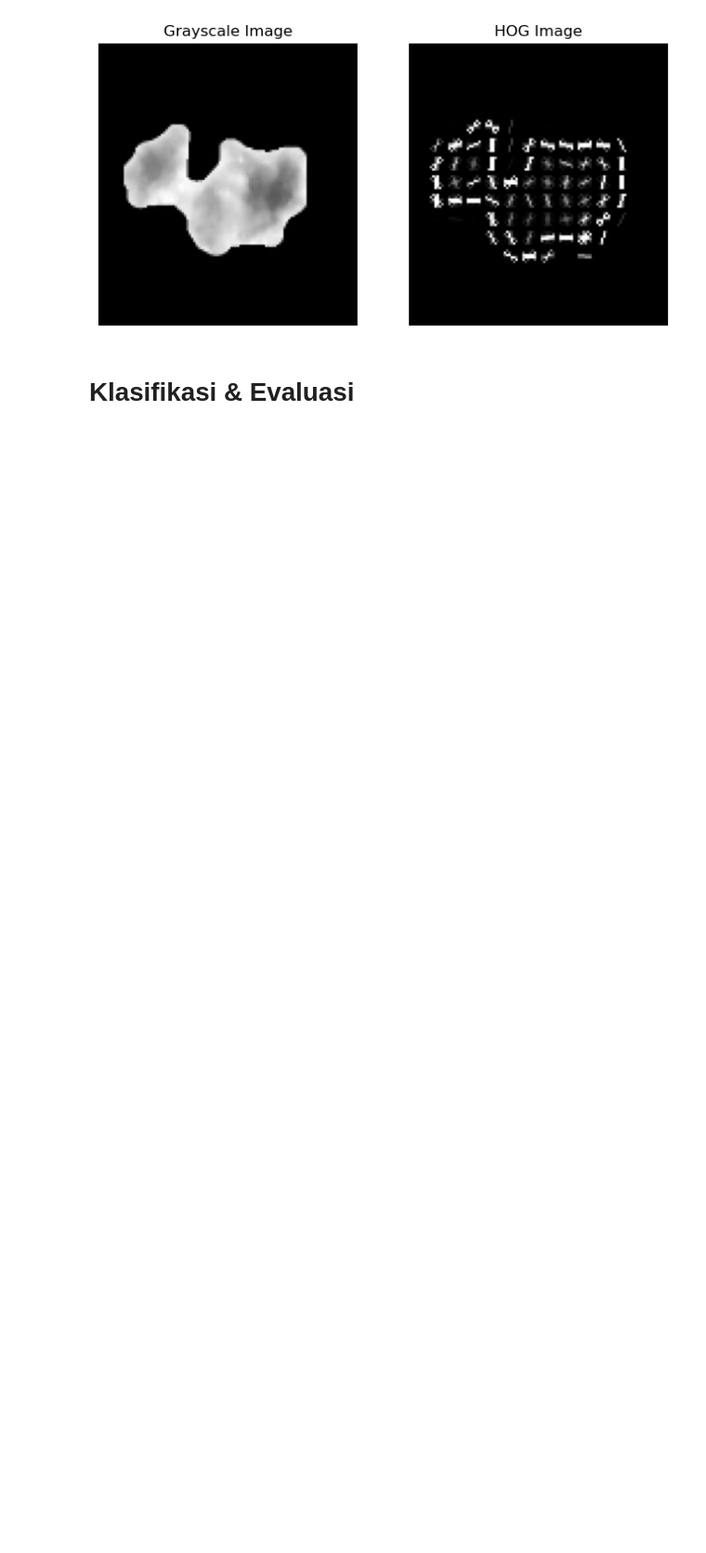
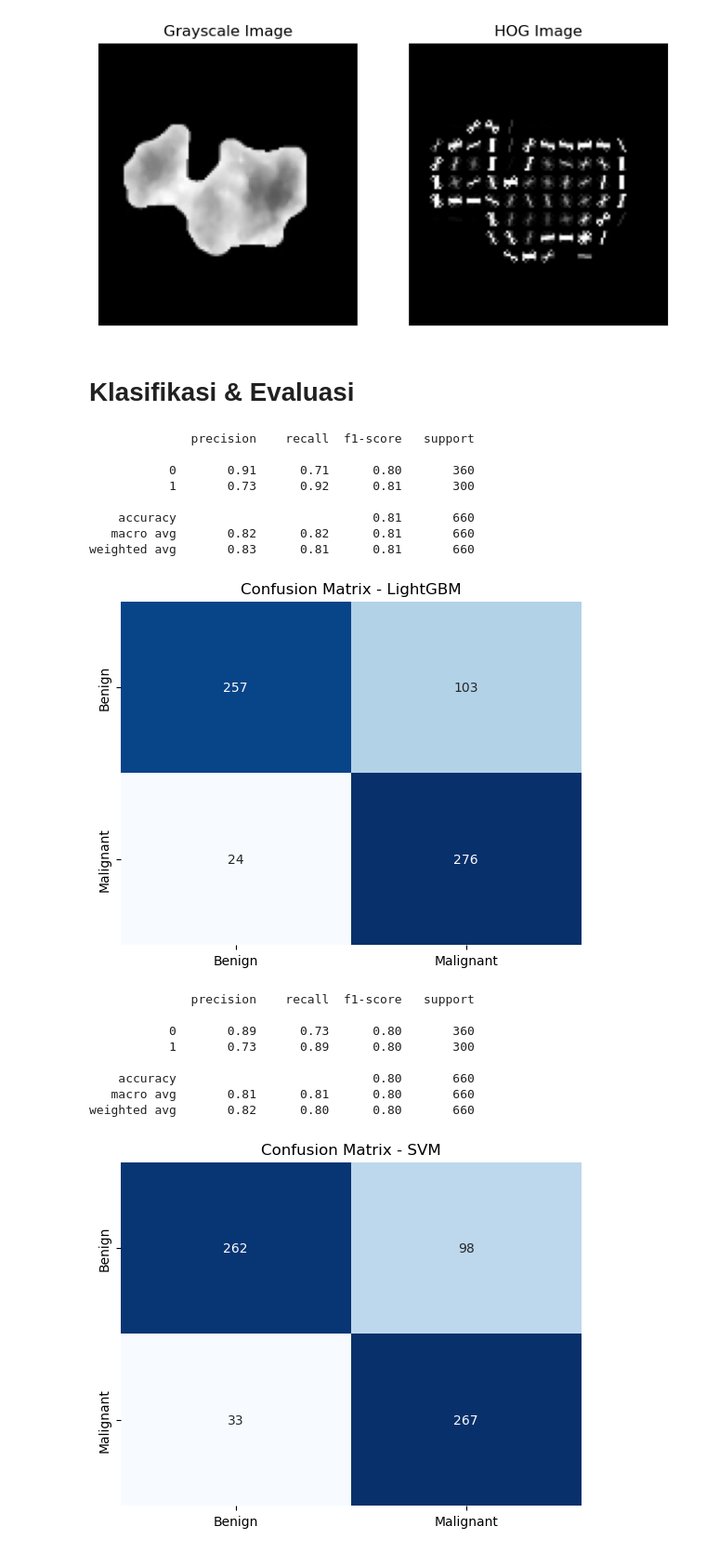
Before and after one commit to drithh/skin-cancer-classification, a Jupyter notebook: final.ipynb, the cells around one changed output. Shown at 93% size. Cells and saved outputs as stored; diff of their text form; code cells hidden in the pictures; blank space fills up the shorter version.

```diff
--- a/final.ipynb
+++ b/final.ipynb
@@ -313,32 +313,52 @@ lgbm.fit(X_train, y_train, eval_set=[(X_test, y_test)])
 
 # classification report for LightGBM
 print("LightGBM")
 y_pred_lgbm = lgbm.predict(X_test)
 y_pred_proba_lgbm = lgbm.predict_proba(X_test)
 
 y_pred_proba_lgbm = pd.DataFrame(y_pred_proba_lgbm)
 y_pred_proba_lgbm.to_csv("data/lgbm_y_pred_proba.csv", index=False, float_format="%.5f")
 
 print(classification_report(y_test, y_pred_lgbm))
 
 # confusion matrix for LightGBM
 cm_lgbm = confusion_matrix(y_test, y_pred_lgbm)
-sns.heatmap(cm_lgbm, annot=True, fmt="d")
+class_names = ['Benign', 'Malignant']
+sns.heatmap(cm_lgbm, annot=True, fmt='d', cmap='Blues', cbar=False, xticklabels=class_names, yticklabels=class_names)
 plt.title('Confusion Matrix - LightGBM')
 plt.show()
 
 # classification report for SVM
 print("SVM")
 y_pred_svm = svm.predict(X_test)
 y_pred_proba_svm = svm.predict_proba(X_test)
 
 y_pred_proba_svm = pd.DataFrame(y_pred_proba_svm)
 y_pred_proba_svm.to_csv("data/svm_y_pred_proba.csv", index=False, float_format="%.5f")
 
 print(classification_report(y_test, y_pred_svm))
 
 # confusion matrix for SVM
 cm_svm = confusion_matrix(y_test, y_pred_svm)
-sns.heatmap(cm_svm, annot=True, fmt="d")
+sns.heatmap(cm_svm, annot=True, fmt='d', cmap='Blues', cbar=False, xticklabels=class_names, yticklabels=class_names)
 plt.title('Confusion Matrix - SVM')
 plt.show()
+# %% [output]
+              precision    recall  f1-score   support
+
+           0       0.91      0.71      0.80       360
+           1       0.73      0.92      0.81       300
+
+    accuracy                           0.81       660
+   macro avg       0.82      0.82      0.81       660
+weighted avg       0.83      0.81      0.81       660
+[figure, added]
+              precision    recall  f1-score   support
+
+           0       0.89      0.73      0.80       360
+           1       0.73      0.89      0.80       300
+
+    accuracy                           0.80       660
+   macro avg       0.81      0.81      0.80       660
+weighted avg       0.82      0.80      0.80       660
+[figure, added]
```
